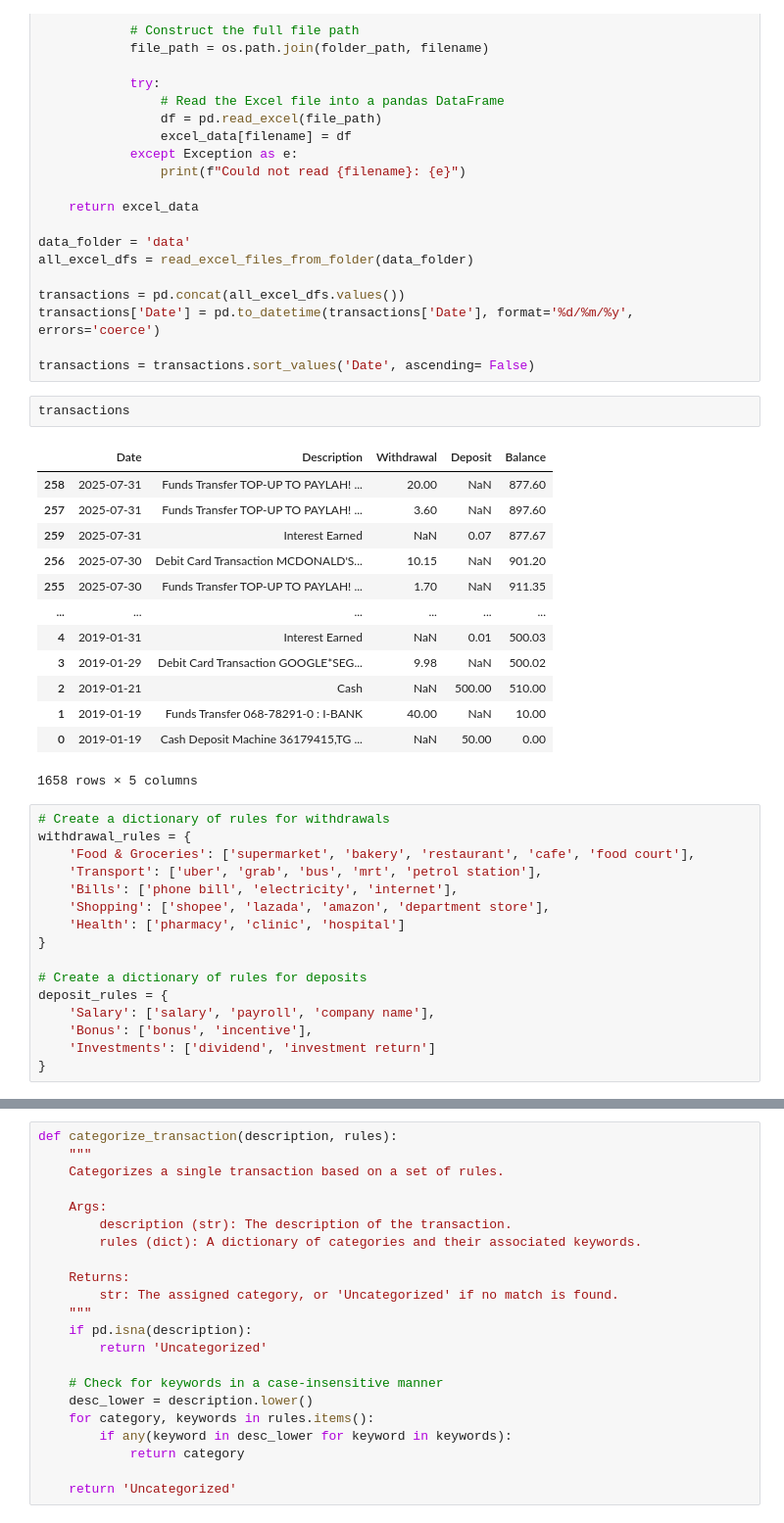
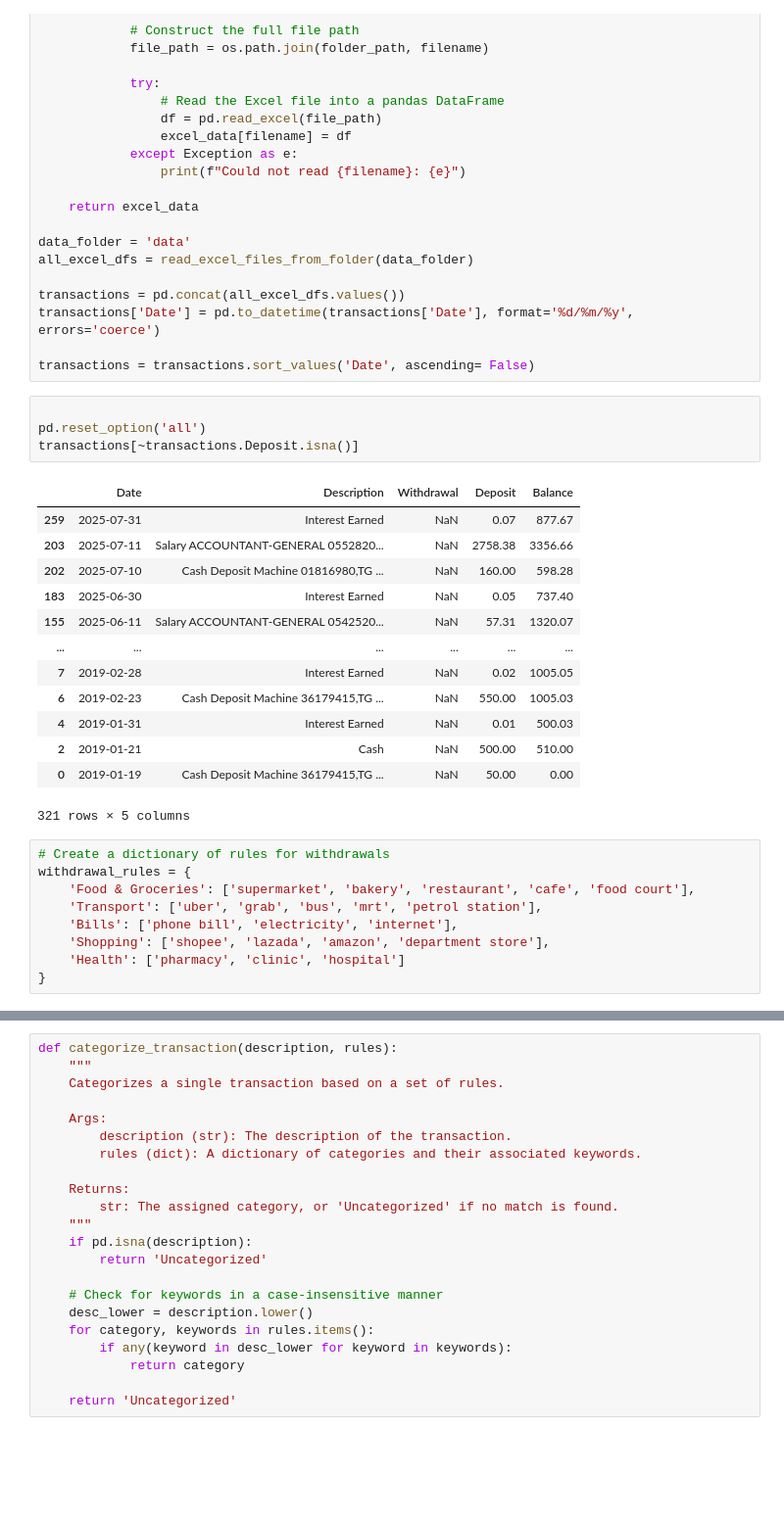
Before and after one commit to michaenho/ExpenseTracker, a Jupyter notebook: analysis.ipynb, the cells around one changed output, grey strips where cells are left out. Shown at 98% size. Saved outputs shown, nothing was run; the diff lists cells and outputs as text; blank space fills up the shorter version.

Commit message:
deposit classification

```diff
--- a/analysis.ipynb
+++ b/analysis.ipynb
@@ -43,22 +44,24 @@ transactions = pd.concat(all_excel_dfs.values())
 transactions['Date'] = pd.to_datetime(transactions['Date'], format='%d/%m/%y', errors='coerce')
 
 transactions = transactions.sort_values('Date', ascending= False)
-# %%
-transactions
-# %% [output]
-|  | Date | Description | Withdrawal | Deposit | Balance |
-| 258 | 2025-07-31 | Funds Transfer TOP-UP TO PAYLAH! ... | 20.00 | NaN | 877.60 |
-| 257 | 2025-07-31 | Funds Transfer TOP-UP TO PAYLAH! ... | 3.60 | NaN | 897.60 |
-| 259 | 2025-07-31 | Interest Earned | NaN | 0.07 | 877.67 |
-| 256 | 2025-07-30 | Debit Card Transaction MCDONALD'S... | 10.15 | NaN | 901.20 |
-| 255 | 2025-07-30 | Funds Transfer TOP-UP TO PAYLAH! ... | 1.70 | NaN | 911.35 |
-| ... | ... | ... | ... | ... | ... |
-| 4 | 2019-01-31 | Interest Earned | NaN | 0.01 | 500.03 |
-| 3 | 2019-01-29 | Debit Card Transaction GOOGLE*SEG... | 9.98 | NaN | 500.02 |
-| 2 | 2019-01-21 | Cash | NaN | 500.00 | 510.00 |
-| 1 | 2019-01-19 | Funds Transfer 068-78291-0 : I-BANK | 40.00 | NaN | 10.00 |
-| 0 | 2019-01-19 | Cash Deposit Machine 36179415,TG ... | NaN | 50.00 | 0.00 |
-1658 rows × 5 columns
+# %%
+
+pd.reset_option('all')
+transactions[~transactions.Deposit.isna()]
+# %% [output]
+|  | Date | Description | Withdrawal | Deposit | Balance |
+| 259 | 2025-07-31 | Interest Earned | NaN | 0.07 | 877.67 |
+| 203 | 2025-07-11 | Salary ACCOUNTANT-GENERAL 0552820... | NaN | 2758.38 | 3356.66 |
+| 202 | 2025-07-10 | Cash Deposit Machine 01816980,TG ... | NaN | 160.00 | 598.28 |
+| 183 | 2025-06-30 | Interest Earned | NaN | 0.05 | 737.40 |
+| 155 | 2025-06-11 | Salary ACCOUNTANT-GENERAL 0542520... | NaN | 57.31 | 1320.07 |
+| ... | ... | ... | ... | ... | ... |
+| 7 | 2019-02-28 | Interest Earned | NaN | 0.02 | 1005.05 |
+| 6 | 2019-02-23 | Cash Deposit Machine 36179415,TG ... | NaN | 550.00 | 1005.03 |
+| 4 | 2019-01-31 | Interest Earned | NaN | 0.01 | 500.03 |
+| 2 | 2019-01-21 | Cash | NaN | 500.00 | 510.00 |
+| 0 | 2019-01-19 | Cash Deposit Machine 36179415,TG ... | NaN | 50.00 | 0.00 |
+321 rows × 5 columns
 # %%
 # Create a dictionary of rules for withdrawals
 withdrawal_rules = {
@@ -68,10 +71,3 @@ withdrawal_rules = {
     'Shopping': ['shopee', 'lazada', 'amazon', 'department store'],
     'Health': ['pharmacy', 'clinic', 'hospital']
 }
-
-# Create a dictionary of rules for deposits
-deposit_rules = {
-    'Salary': ['salary', 'payroll', 'company name'],
-    'Bonus': ['bonus', 'incentive'],
-    'Investments': ['dividend', 'investment return']
-}
```
Also changed, not shown: parts of 3 cells of this notebook.
